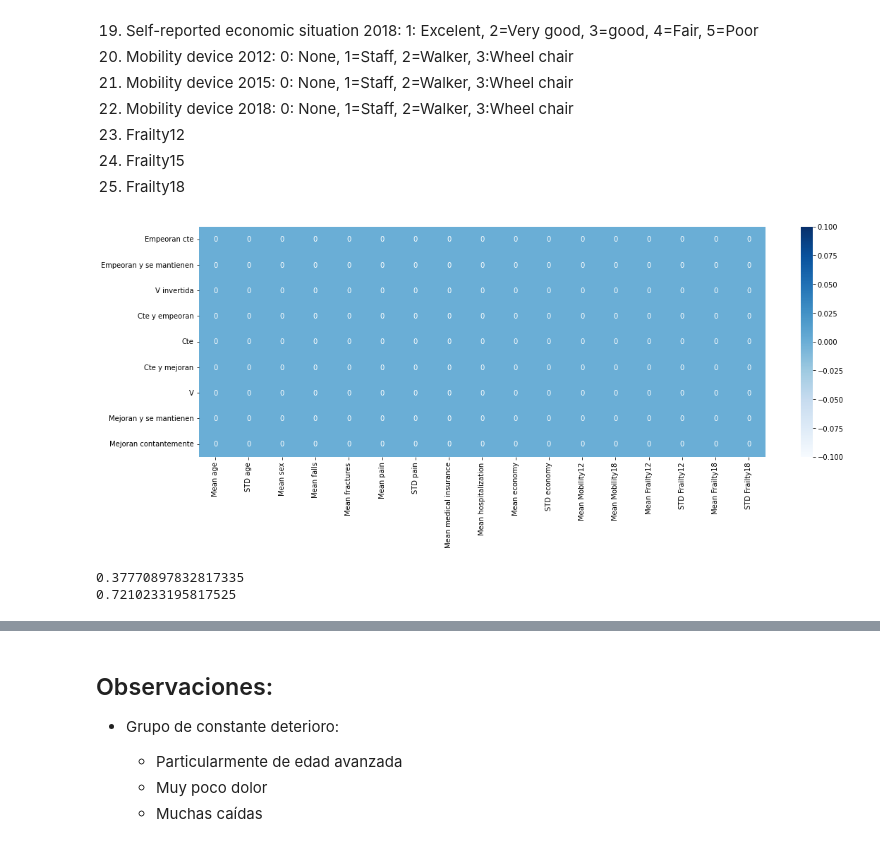
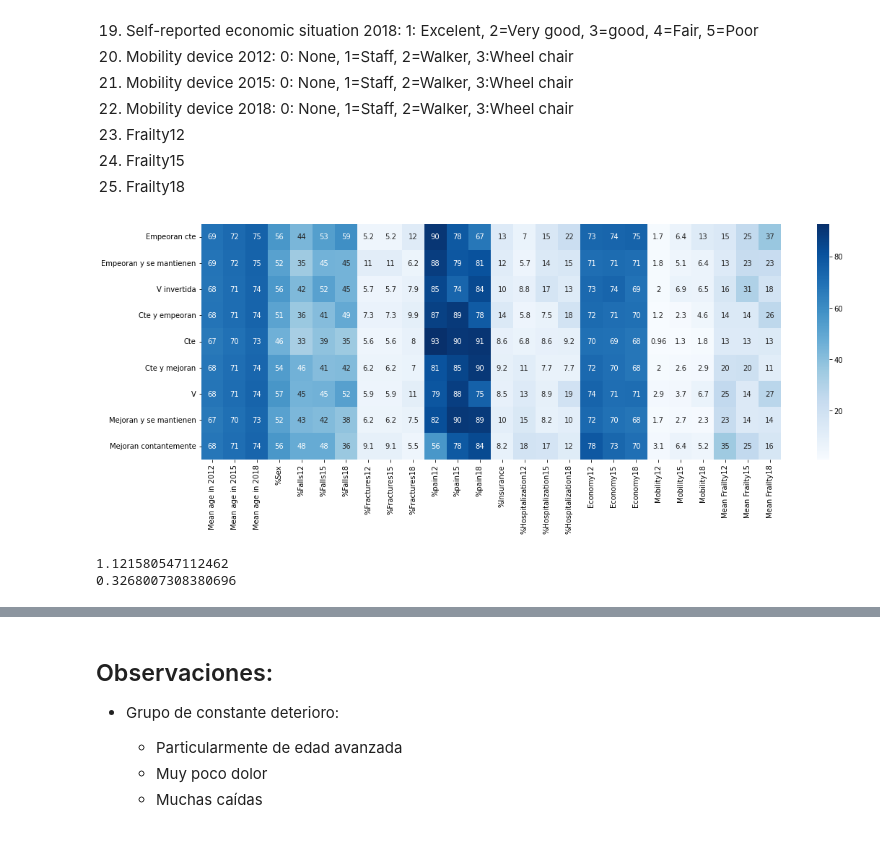
Before and after one commit to Javi-ciencias/Practica_profesional, a Jupyter notebook: Exploración1.ipynb, the cells around one changed output, grey strips where cells are left out. Cells and saved outputs as stored; diff of their text form; code cells hidden in the pictures.

```diff
--- a/Exploración1.ipynb
+++ b/Exploración1.ipynb
@@ -288,9 +288,9 @@ for i in range(0,len(X1)):
         if X1[i,j]==X1[4,1]:
             if i==4 or i==5 or i==6:
                 X[i,j]=0
-            elif i==7 or i==8 or i==10 or i==11 or i==12:
+            elif i==10 or i==11 or i==12:
                 X[i,j]=2
-            elif i==13:
+            elif i==7 or i==8 or i==13:
                 X[i,j]=1
             else:
                 X[i,j]=np.nan
@@ -386,6 +386,9 @@ for i in range(1,10):
     cross[1,i-1]=np.nanmean(X[1,classif==i])
     cross[2,i-1]=np.nanmean(X[2,classif==i])
 
+    cross[23,i-1]=np.nanmean(X[-3,classif==i])*100
+    cross[24,i-1]=np.nanmean(X[-2,classif==i])*100
+    cross[25,i-1]=np.nanmean(X[-1,classif==i])*100
     #Sex(% of women)
 #    cross[3,i-1]=np.nanmean(X[3,classif==i])*100
 
@@ -443,19 +446,19 @@ for i in range(1,10):
 # %%
 plt.figure(figsize=(18,6))
 cross_df=pd.DataFrame({'Mean age in 2012':cross[0],'Mean age in 2015':cross[1],'Mean age in 2018':cross[2], '%Sex':cross[3], '%Falls12': cross[4],
                        '%Falls15': cross[5],'%Falls18': cross[6],'%Fractures12':cross[7], '%Fractures15':cross[8], '%Fractures18':cross[9],
                        '%pain12':cross[10],'%pain15':cross[11],'%pain18':cross[12], '%Insurance':cross[13], '%Hospitalization12': cross[14],
-                       '%Hospitalization15': cross[14],'%Hospitalization18': cross[14],'Economy12':cross[14],'Economy15':cross[14],'Economy18':cross[14],
-                      'STD economy':cross[15], 'Mean Mobility12':cross[16], 'Mean Mobility18':cross[18], 'Mean Frailty12': cross[20],'STD Frailty12': cross[21],'Mean Frailty18': cross[22],'STD Frailty18': cross[23]},
+                       '%Hospitalization15': cross[15],'%Hospitalization18': cross[16],'Economy12':cross[17],'Economy15':cross[18],'Economy18':cross[19],
+                      'Mobility12':cross[20], 'Mobility15':cross[21],'Mobility18':cross[22], 'Mean Frailty12': cross[23],'Mean Frailty15': cross[24],'Mean Frailty18': cross[25]},
                      index=labels)
 
 sns.heatmap(cross_df, annot=True, cmap="Blues")
 plt.show()
 # %% [output]
-[figure, old version]
+[figure, new version]
 # %%
 print(np.nanmean(X[9,classif==1]))
 print(np.nanstd(X[9,classif==1]))
 # %% [output]
-0.37770897832817335
-0.7210233195817525
+1.121580547112462
+0.3268007308380696
```
Also changed, not shown: parts of 31 cells of this notebook, 3 other files.
